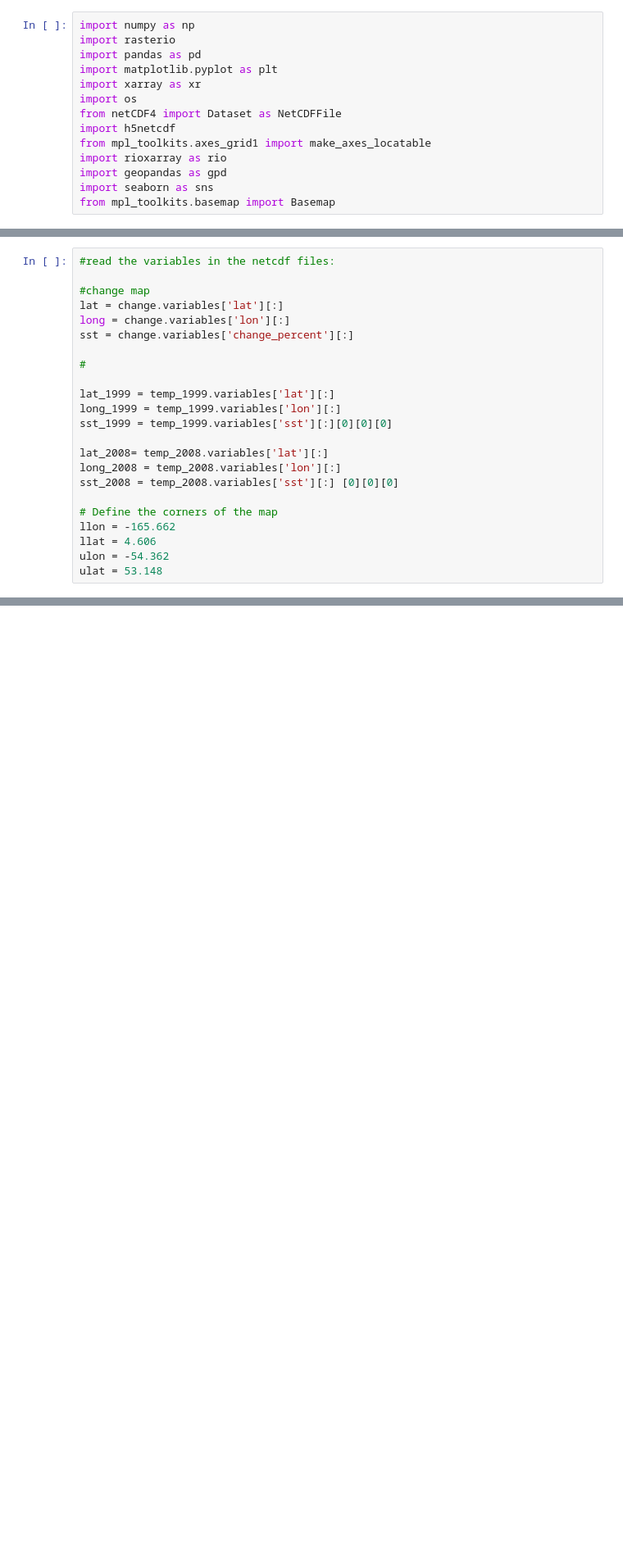
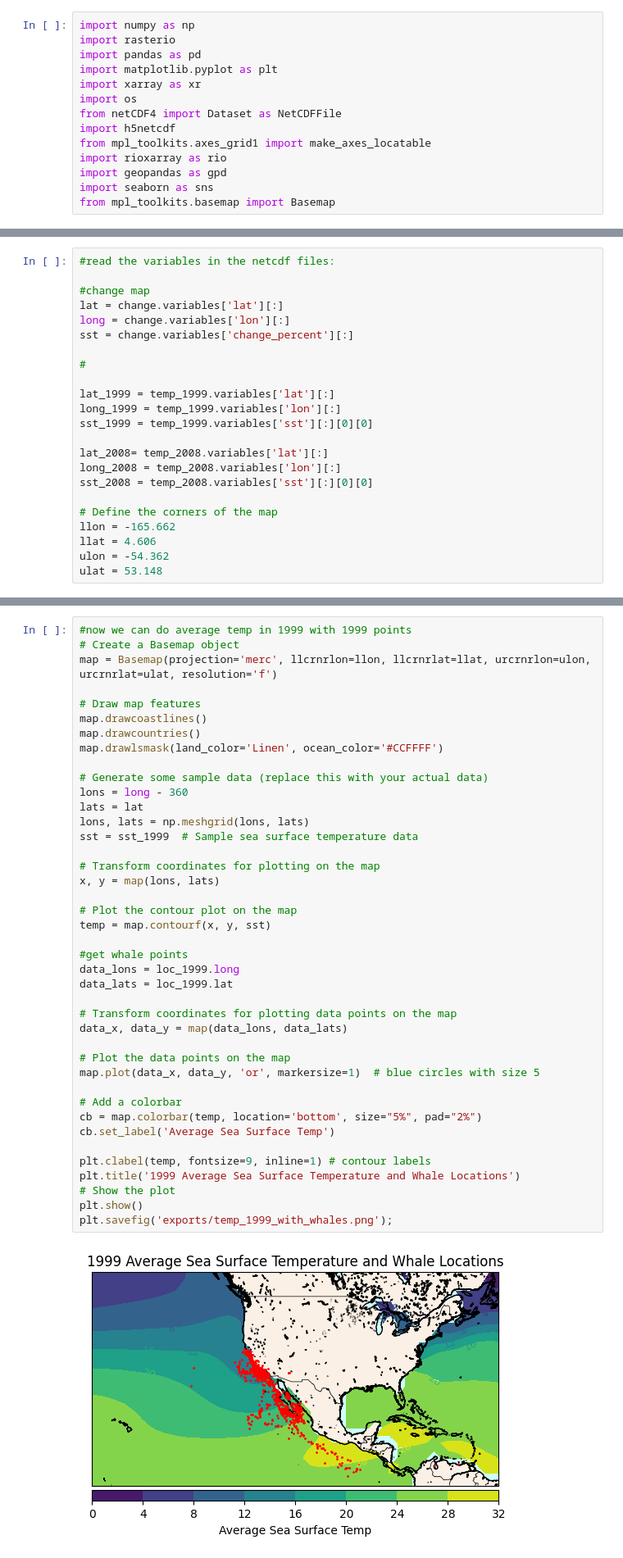
Before and after one commit to alyghanson/migration, a Jupyter notebook: whales/whale_and_temp.ipynb, the cells around one changed output, grey strips where cells are left out. Shown at 82% size. Drawn from its saved outputs; the diff is of its cells as text; blank space fills up the shorter version.

```diff
--- a/whales/whale_and_temp.ipynb
+++ b/whales/whale_and_temp.ipynb
@@ -60,11 +40,11 @@ sst = change.variables['change_percent'][:]
 
 lat_1999 = temp_1999.variables['lat'][:]
 long_1999 = temp_1999.variables['lon'][:]
-sst_1999 = temp_1999.variables['sst'][:][0][0][0]
+sst_1999 = temp_1999.variables['sst'][:][0][0]
 
 lat_2008= temp_2008.variables['lat'][:]
 long_2008 = temp_2008.variables['lon'][:]
-sst_2008 = temp_2008.variables['sst'][:] [0][0][0]
+sst_2008 = temp_2008.variables['sst'][:][0][0]
 
 # Define the corners of the map
 llon = -165.662
@@ -171,0 +147,43 @@ plt.savefig('exports/change_1999_2008_with_whales.png');
+# %%
+#now we can do average temp in 1999 with 1999 points
+# Create a Basemap object
+map = Basemap(projection='merc', llcrnrlon=llon, llcrnrlat=llat, urcrnrlon=ulon, urcrnrlat=ulat, resolution='f')
+
+# Draw map features
+map.drawcoastlines()
+map.drawcountries()
+map.drawlsmask(land_color='Linen', ocean_color='#CCFFFF')
+
+# Generate some sample data (replace this with your actual data)
+lons = long - 360
+lats = lat
+lons, lats = np.meshgrid(lons, lats)
+sst = sst_1999  # Sample sea surface temperature data
+
+# Transform coordinates for plotting on the map
+x, y = map(lons, lats)
+
+# Plot the contour plot on the map
+temp = map.contourf(x, y, sst)
+
+#get whale points
+data_lons = loc_1999.long
+data_lats = loc_1999.lat
+
+# Transform coordinates for plotting data points on the map
+data_x, data_y = map(data_lons, data_lats)
+
+# Plot the data points on the map
+map.plot(data_x, data_y, 'or', markersize=1)  # blue circles with size 5
+
+# Add a colorbar
+cb = map.colorbar(temp, location='bottom', size="5%", pad="2%")
+cb.set_label('Average Sea Surface Temp')
+
+plt.clabel(temp, fontsize=9, inline=1) # contour labels
+plt.title('1999 Average Sea Surface Temperature and Whale Locations')
+# Show the plot
+plt.show()
+plt.savefig('exports/temp_1999_with_whales.png');
+# %% [output]
+[figure, added]
```
Also changed, not shown: parts of 8 cells of this notebook, 2 other files.
